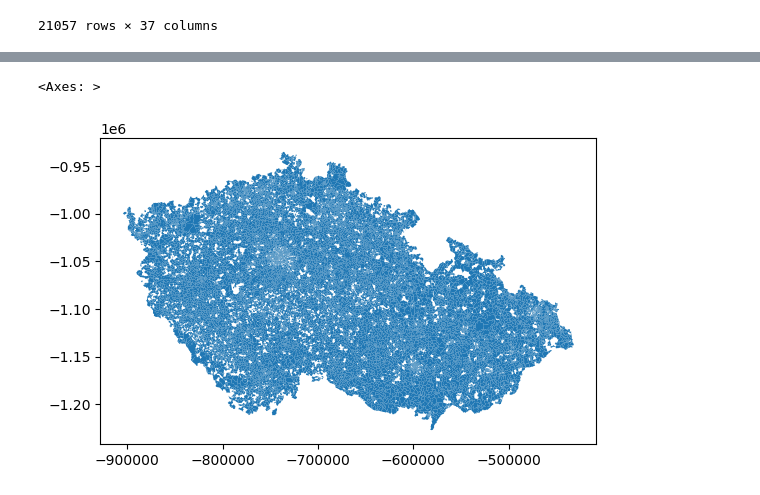
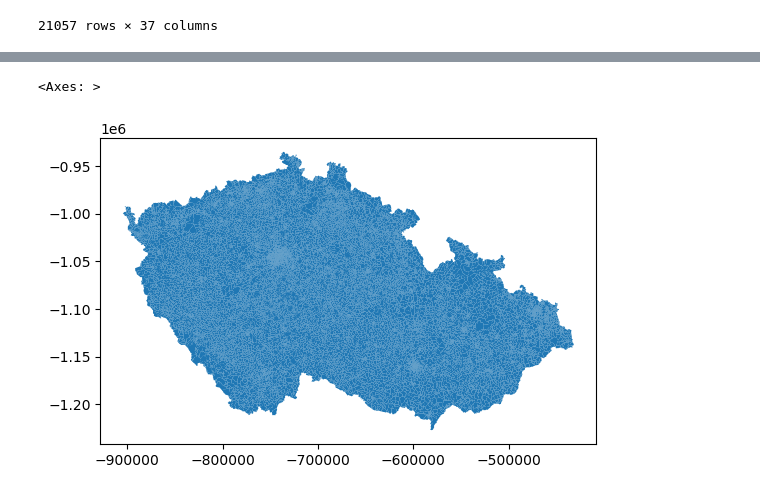
Before and after one commit to uscuni/people_places, a Jupyter notebook: Notebooks/czechia/census_nadzsjd.ipynb, the cells around one changed output, grey strips where cells are left out. Drawn from its saved outputs; the diff is of its cells as text; code cells hidden in the pictures.

Commit message:
census data exploration 3

```diff
--- a/Notebooks/czechia/census_nadzsjd.ipynb
+++ b/Notebooks/czechia/census_nadzsjd.ipynb
@@ -403,3 +179,2 @@ Name: kod_nadzsj_d, Length: 24341, dtype: bool
 # %%
-nadzsj_emp = pd.merge(prevodnik, employment,left_on = 'kod_nadzsj_d',right_on ='kod_nadzsj_d',how = 'left')
-nadzsj_emp.head(10)
+emp_p = pd.merge(employment, prevodnik[['kod_zsj', 'kod_nadzsj_d']], on='kod_nadzsj_d', how='left')
@@ -476,2 +194,6 @@ Datum: System of the Unified Trigonometrical Cadastral Network
+# %%
+emp_df = pd.merge(emp_p, pol, on='kod_zsj', how='left')
 # %%
-gdf = gpd.GeoDataFrame(nadzsj_emp_pol, geometry='geometry').set_crs(pol.crs)
+emp_gdf = gpd.GeoDataFrame(emp_df, geometry='geometry', crs=pol.crs)
+# %%
+emp_dissolved = emp_gdf.dissolve(by='kod_nadzsj_d', aggfunc='first', as_index=False)
@@ -478,5 +247,5 @@ gdf = gpd.GeoDataFrame(nadzsj_emp_pol, geometry='geometry').set_crs(pol.crs)
 # %%
-gdf.plot()
+emp_dissolved.plot()
 # %% [output]
 <Axes: >
-[figure, old version]
+[figure, new version]
```
Also changed, not shown: parts of 34 cells of this notebook.
